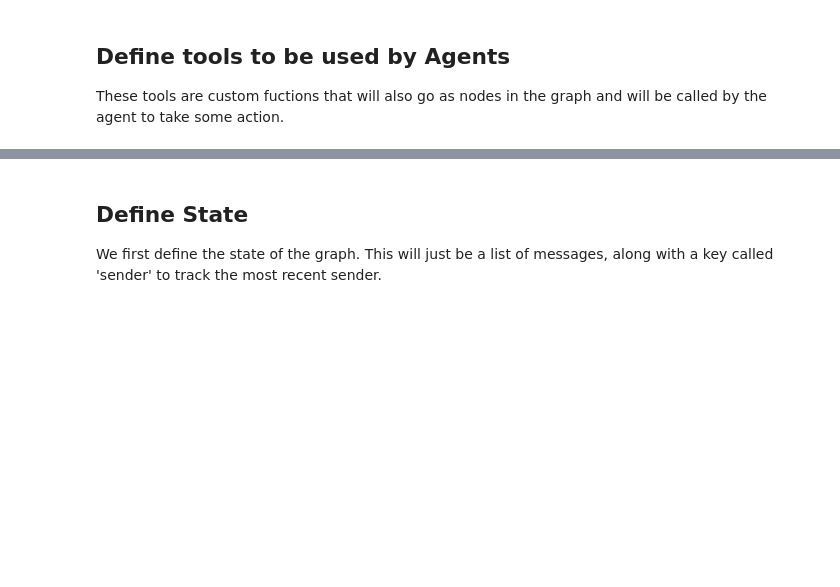
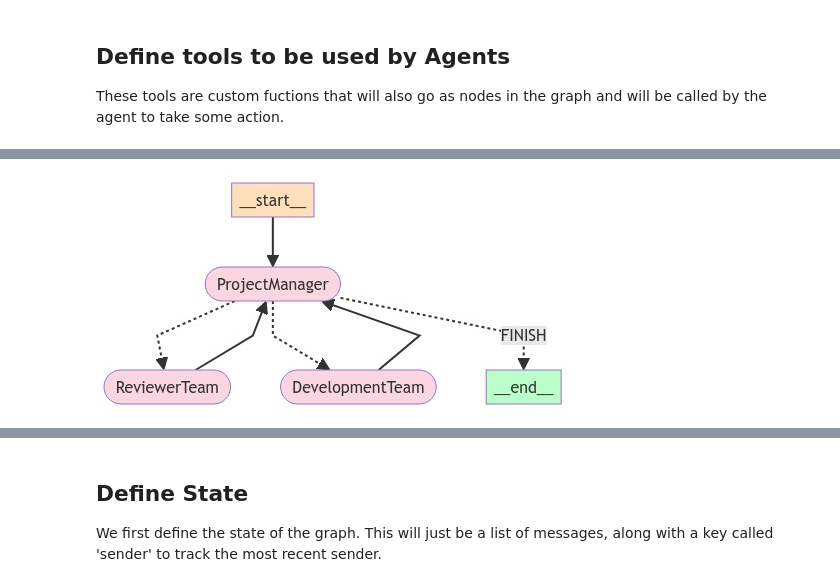
Before and after one commit to c-ravela/genpod-ai-backend, a Jupyter notebook: src/gen_pod.ipynb, the cells around one changed output, grey strips where cells are left out. Drawn from its saved outputs; the diff is of its cells as text; code cells hidden in the pictures; blank space fills up the shorter version.

```diff
--- a/src/gen_pod.ipynb
+++ b/src/gen_pod.ipynb
@@ -244,0 +752,46 @@ def execute_command(
+# %%
+# Top-level graph state
+class State(TypedDict):
+    messages: Annotated[List[BaseMessage], operator.add]
+    next: str
+    project_files: Annotated[List[str], "List of Project file paths created by development team and is to be reviewed by reviewer team."]
+
+
+def get_last_message(state: State) -> str:
+    return state["messages"][-1].content
+
+
+def join_graph(response: dict):
+    return {"messages": [response["messages"][-1]]}
+
+
+# Define the graph.
+super_graph = StateGraph(State)
+# First add the nodes, which will do the work
+super_graph.add_node("DevelopmentTeam", get_last_message | development_chain | join_graph)
+super_graph.add_node(
+    "ReviewerTeam", get_last_message | review_chain | join_graph
+)
+super_graph.add_node("ProjectManager", project_manager_node)
+
+# Define the graph connections, which controls how the logic
+# propagates through the program
+super_graph.add_edge("DevelopmentTeam", "ProjectManager")
+super_graph.add_edge("ReviewerTeam", "ProjectManager")
+super_graph.add_conditional_edges(
+    "ProjectManager",
+    lambda x: x["next"],
+    {
+        "ReviewerTeam": "ReviewerTeam",
+        "DevelopmentTeam": "DevelopmentTeam",
+        "FINISH": END,
+    },
+)
+super_graph.set_entry_point("ProjectManager")
+super_graph = super_graph.compile()
+# %%
+from IPython.display import Image, display
+
+display(Image(super_graph.get_graph().draw_mermaid_png()))
+# %% [output]
+[figure, added]
```
Also changed, not shown: parts of 55 cells of this notebook.
